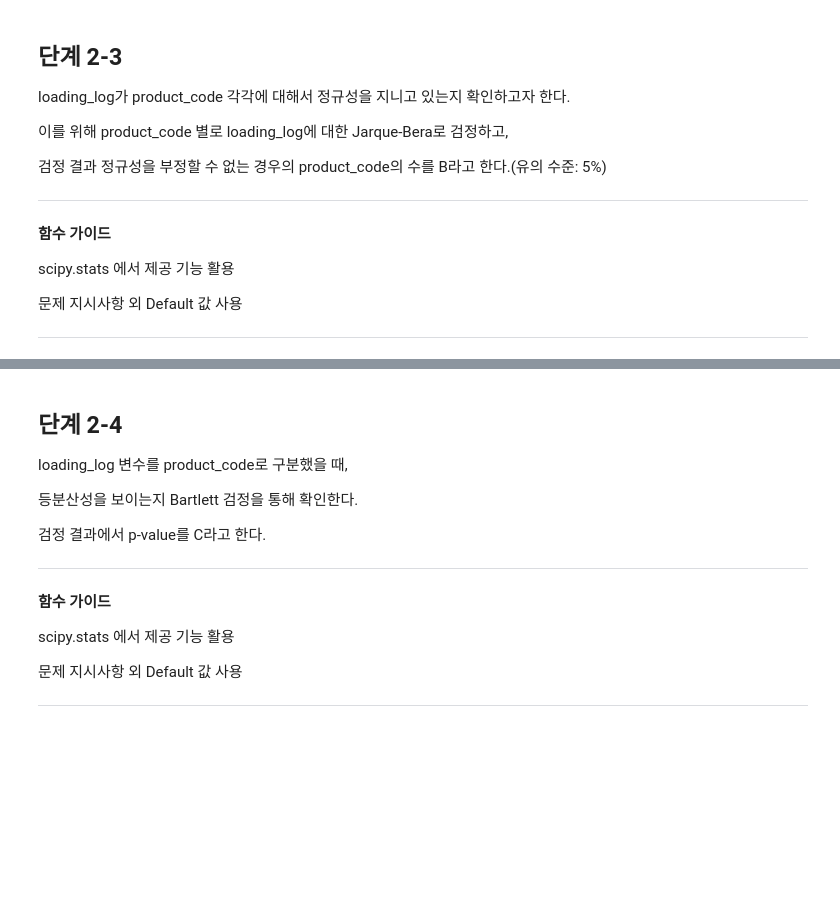
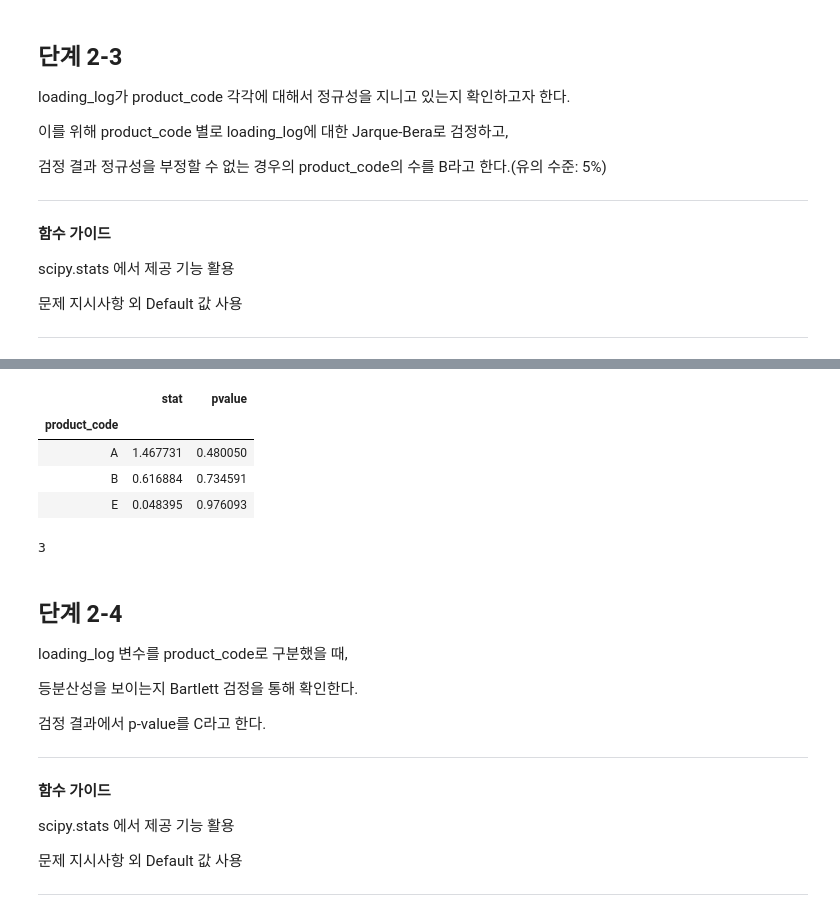
Before and after one commit to sunkusun9/DS_lv3_2408, a Jupyter notebook: sec_ds_lv3_prob1_prob.ipynb, the cells around one changed output, grey strips where cells are left out. Saved outputs shown, nothing was run; the diff lists cells and outputs as text; code cells hidden in the pictures; blank space fills up the shorter version.

```diff
--- a/sec_ds_lv3_prob1_prob.ipynb
+++ b/sec_ds_lv3_prob1_prob.ipynb
@@ -503,3 +551,14 @@ loading_log가 product_code 각각에 대해서 정규성을 지니고 있는지
+# %%
+display(df_jarque.query('pvalue >= 0.05'))
+B = (df_jarque['pvalue'] >= 0.05).sum()
+B
+# %% [output]
+|  | stat | pvalue |
+| product_code |  |  |
+| A | 1.467731 | 0.480050 |
+| B | 0.616884 | 0.734591 |
+| E | 0.048395 | 0.976093 |
+3
 # %% [markdown]
 ## 단계 2-4
 
```
Also changed, not shown: parts of 32 cells of this notebook.
